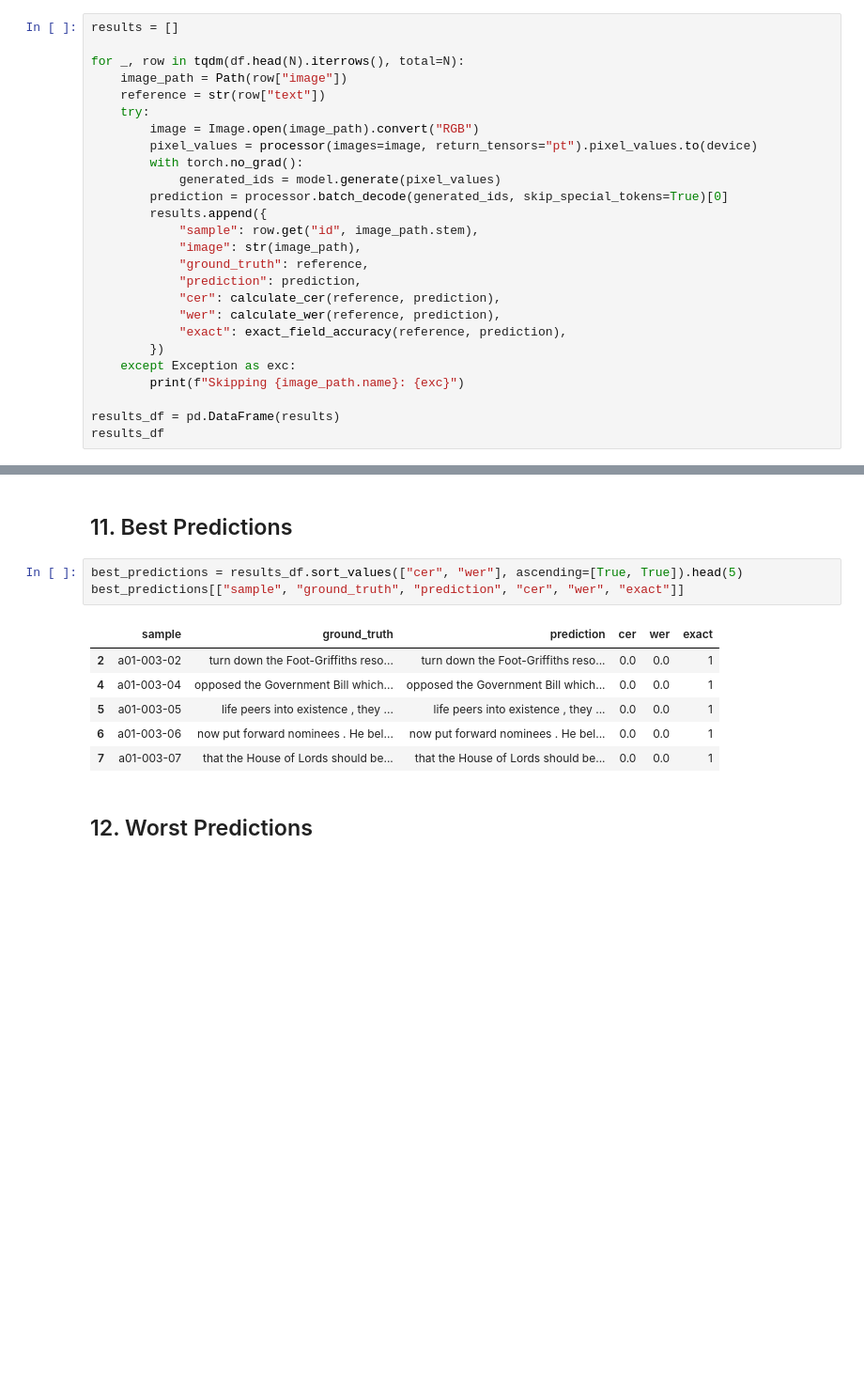
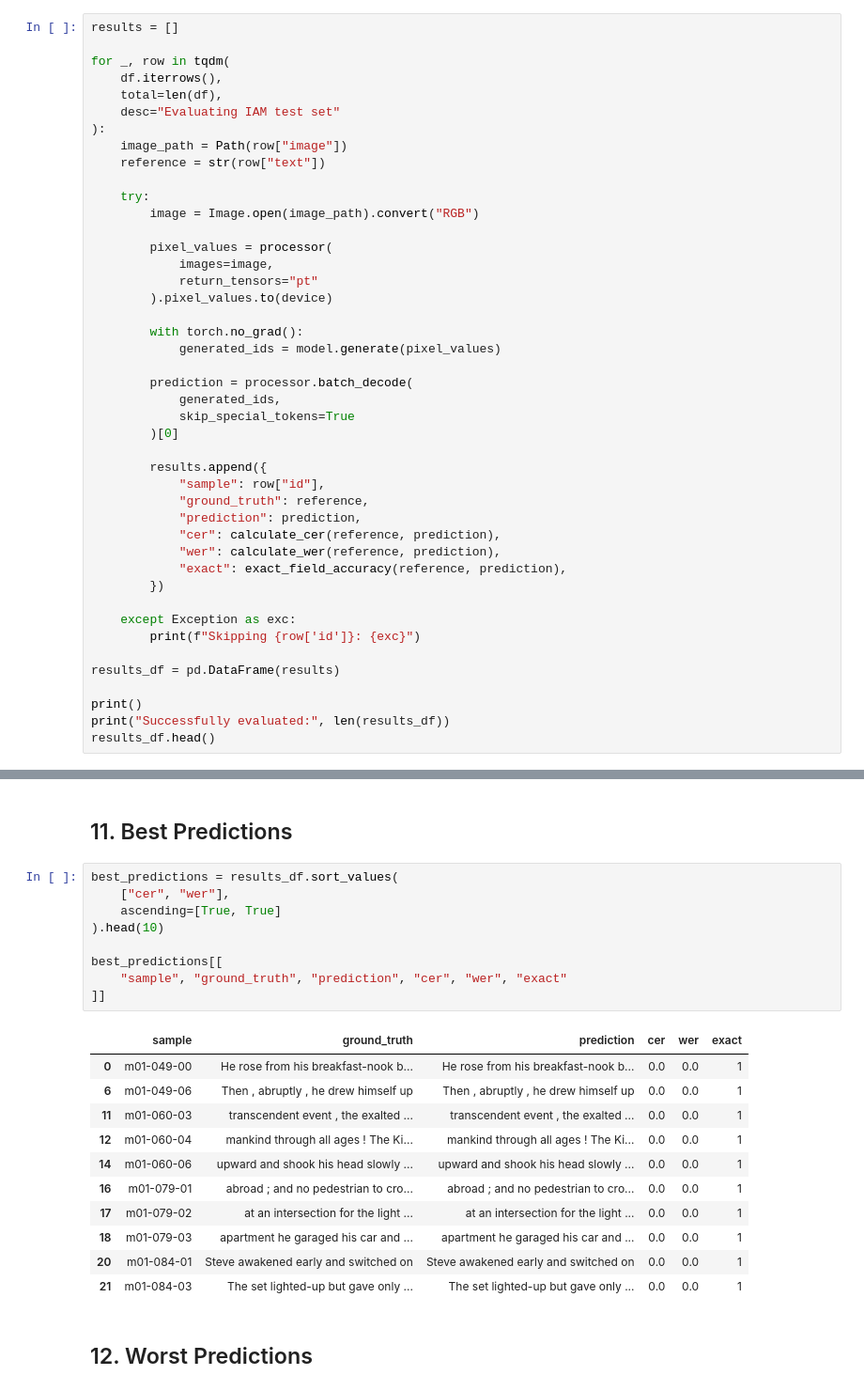
Before and after one commit to adecost4/ocr-thesis-handwritten-forms, a Jupyter notebook: trocr_beginner_project/notebooks/02_iam_evaluation.ipynb, the cells around one changed output, grey strips where cells are left out. Shown at 94% size. Drawn from its saved outputs; the diff is of its cells as text; blank space fills up the shorter version.

```diff
--- a/trocr_beginner_project/notebooks/02_iam_evaluation.ipynb
+++ b/trocr_beginner_project/notebooks/02_iam_evaluation.ipynb
@@ -180,27 +184,45 @@ Evaluating 100 samples...
 # %%
 results = []
 
-for _, row in tqdm(df.head(N).iterrows(), total=N):
+for _, row in tqdm(
+    df.iterrows(),
+    total=len(df),
+    desc="Evaluating IAM test set"
+):
     image_path = Path(row["image"])
     reference = str(row["text"])
+
     try:
         image = Image.open(image_path).convert("RGB")
-        pixel_values = processor(images=image, return_tensors="pt").pixel_values.to(device)
+
+        pixel_values = processor(
+            images=image,
+            return_tensors="pt"
+        ).pixel_values.to(device)
+
         with torch.no_grad():
             generated_ids = model.generate(pixel_values)
-        prediction = processor.batch_decode(generated_ids, skip_special_tokens=True)[0]
+
+        prediction = processor.batch_decode(
+            generated_ids,
+            skip_special_tokens=True
+        )[0]
+
         results.append({
-            "sample": row.get("id", image_path.stem),
-            "image": str(image_path),
+            "sample": row["id"],
             "ground_truth": reference,
             "prediction": prediction,
             "cer": calculate_cer(reference, prediction),
             "wer": calculate_wer(reference, prediction),
             "exact": exact_field_accuracy(reference, prediction),
         })
+
     except Exception as exc:
-        print(f"Skipping {image_path.name}: {exc}")
+        print(f"Skipping {row['id']}: {exc}")
 
 results_df = pd.DataFrame(results)
-results_df
+
+print()
+print("Successfully evaluated:", len(results_df))
+results_df.head()
 # %% [output]
@@ -246,15 +263,26 @@ Exact match rate  : 81.00%
 # %% [markdown]
 ## 11. Best Predictions
 # %%
-best_predictions = results_df.sort_values(["cer", "wer"], ascending=[True, True]).head(5)
-best_predictions[["sample", "ground_truth", "prediction", "cer", "wer", "exact"]]
+best_predictions = results_df.sort_values(
+    ["cer", "wer"],
+    ascending=[True, True]
+).head(10)
+
+best_predictions[[
+    "sample", "ground_truth", "prediction", "cer", "wer", "exact"
+]]
 # %% [output]
 |  | sample | ground_truth | prediction | cer | wer | exact |
-| 2 | a01-003-02 | turn down the Foot-Griffiths reso... | turn down the Foot-Griffiths reso... | 0.0 | 0.0 | 1 |
-| 4 | a01-003-04 | opposed the Government Bill which... | opposed the Government Bill which... | 0.0 | 0.0 | 1 |
-| 5 | a01-003-05 | life peers into existence , they ... | life peers into existence , they ... | 0.0 | 0.0 | 1 |
-| 6 | a01-003-06 | now put forward nominees . He bel... | now put forward nominees . He bel... | 0.0 | 0.0 | 1 |
-| 7 | a01-003-07 | that the House of Lords should be... | that the House of Lords should be... | 0.0 | 0.0 | 1 |
+| 0 | m01-049-00 | He rose from his breakfast-nook b... | He rose from his breakfast-nook b... | 0.0 | 0.0 | 1 |
+| 6 | m01-049-06 | Then , abruptly , he drew himself up | Then , abruptly , he drew himself up | 0.0 | 0.0 | 1 |
+| 11 | m01-060-03 | transcendent event , the exalted ... | transcendent event , the exalted ... | 0.0 | 0.0 | 1 |
+| 12 | m01-060-04 | mankind through all ages ! The Ki... | mankind through all ages ! The Ki... | 0.0 | 0.0 | 1 |
+| 14 | m01-060-06 | upward and shook his head slowly ... | upward and shook his head slowly ... | 0.0 | 0.0 | 1 |
+| 16 | m01-079-01 | abroad ; and no pedestrian to cro... | abroad ; and no pedestrian to cro... | 0.0 | 0.0 | 1 |
+| 17 | m01-079-02 | at an intersection for the light ... | at an intersection for the light ... | 0.0 | 0.0 | 1 |
+| 18 | m01-079-03 | apartment he garaged his car and ... | apartment he garaged his car and ... | 0.0 | 0.0 | 1 |
+| 20 | m01-084-01 | Steve awakened early and switched on | Steve awakened early and switched on | 0.0 | 0.0 | 1 |
+| 21 | m01-084-03 | The set lighted-up but gave only ... | The set lighted-up but gave only ... | 0.0 | 0.0 | 1 |
 # %% [markdown]
 ## 12. Worst Predictions
 # %%
```
Also changed, not shown: parts of 16 cells of this notebook, 7 other files.
